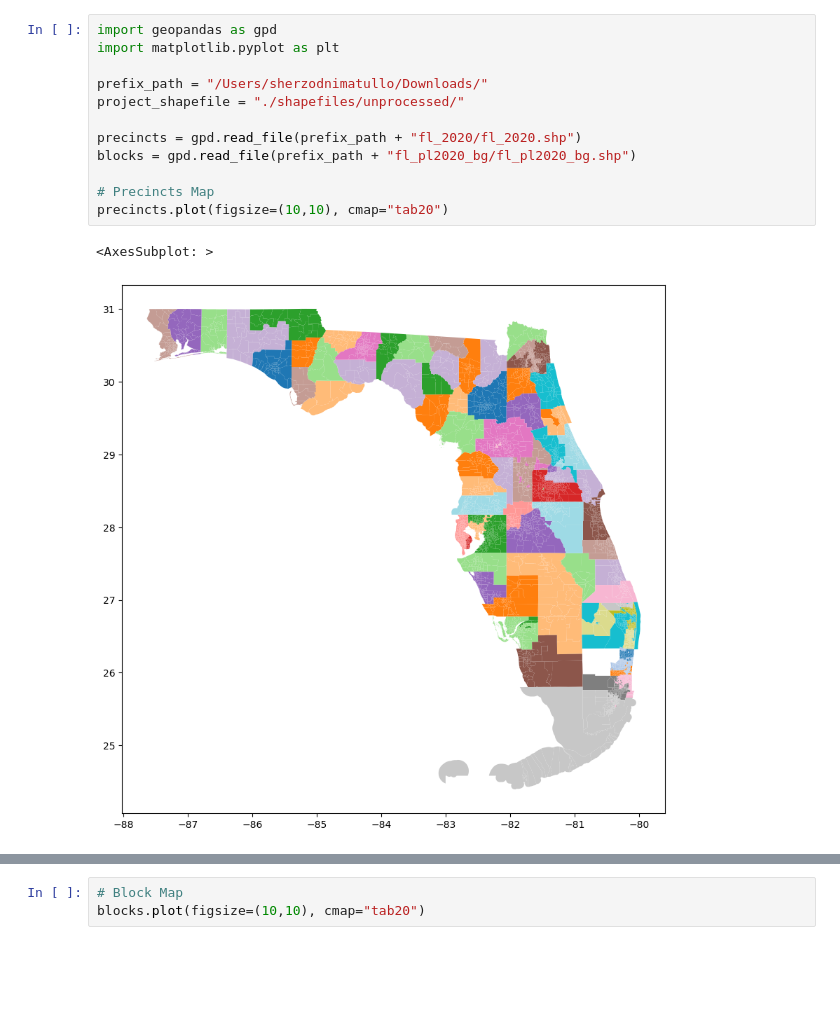
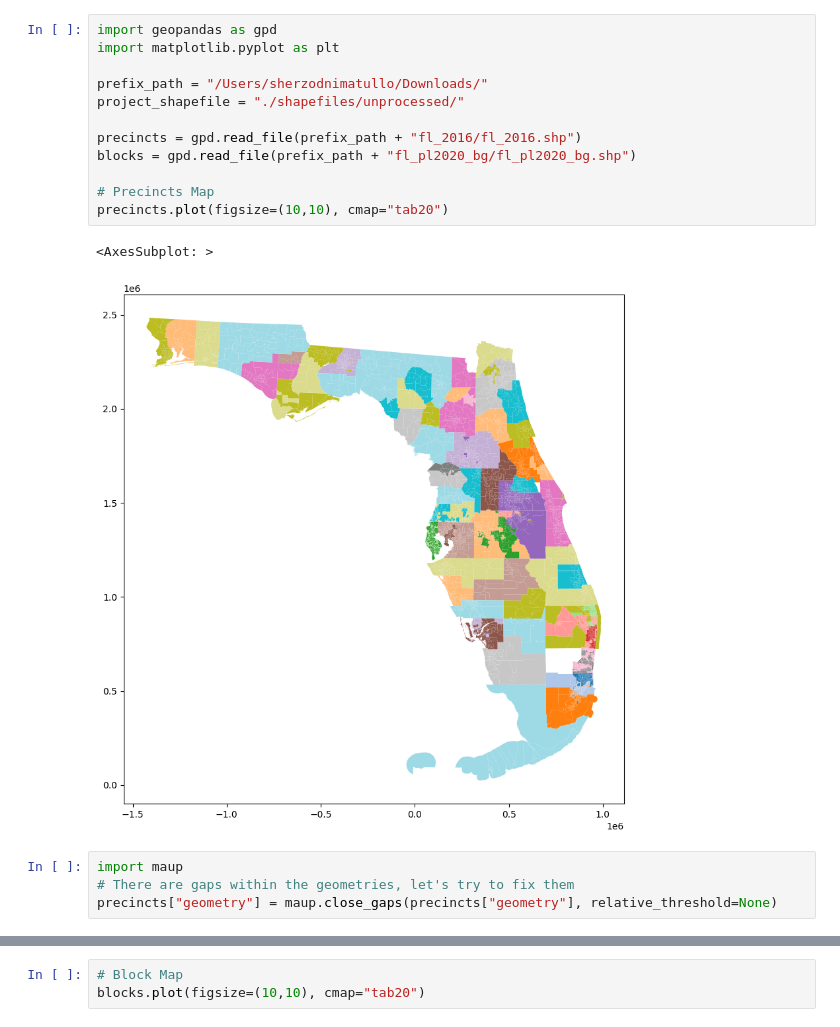
Before and after one commit to nimatullo/state-redistricter, a Jupyter notebook: gerrychain/florida_preprocessing.ipynb, the cells around one changed output, grey strips where cells are left out. Cells and saved outputs as stored; diff of their text form; blank space fills up the shorter version.

```diff
--- a/gerrychain/florida_preprocessing.ipynb
+++ b/gerrychain/florida_preprocessing.ipynb
@@ -1,15 +1,19 @@
 # %%
 import geopandas as gpd
 import matplotlib.pyplot as plt
 
 prefix_path = "/Users/sherzodnimatullo/Downloads/"
 project_shapefile = "./shapefiles/unprocessed/"
 
-precincts = gpd.read_file(prefix_path + "fl_2020/fl_2020.shp")
+precincts = gpd.read_file(prefix_path + "fl_2016/fl_2016.shp")
 blocks = gpd.read_file(prefix_path + "fl_pl2020_bg/fl_pl2020_bg.shp")
 
 # Precincts Map
 precincts.plot(figsize=(10,10), cmap="tab20")
 # %% [output]
 <AxesSubplot: >
-[figure, old version]
+[figure, new version]
+# %%
+import maup
+# There are gaps within the geometries, let's try to fix them
+precincts["geometry"] = maup.close_gaps(precincts["geometry"], relative_threshold=None)
```
Also changed, not shown: parts of 8 cells of this notebook, 25 other files.
